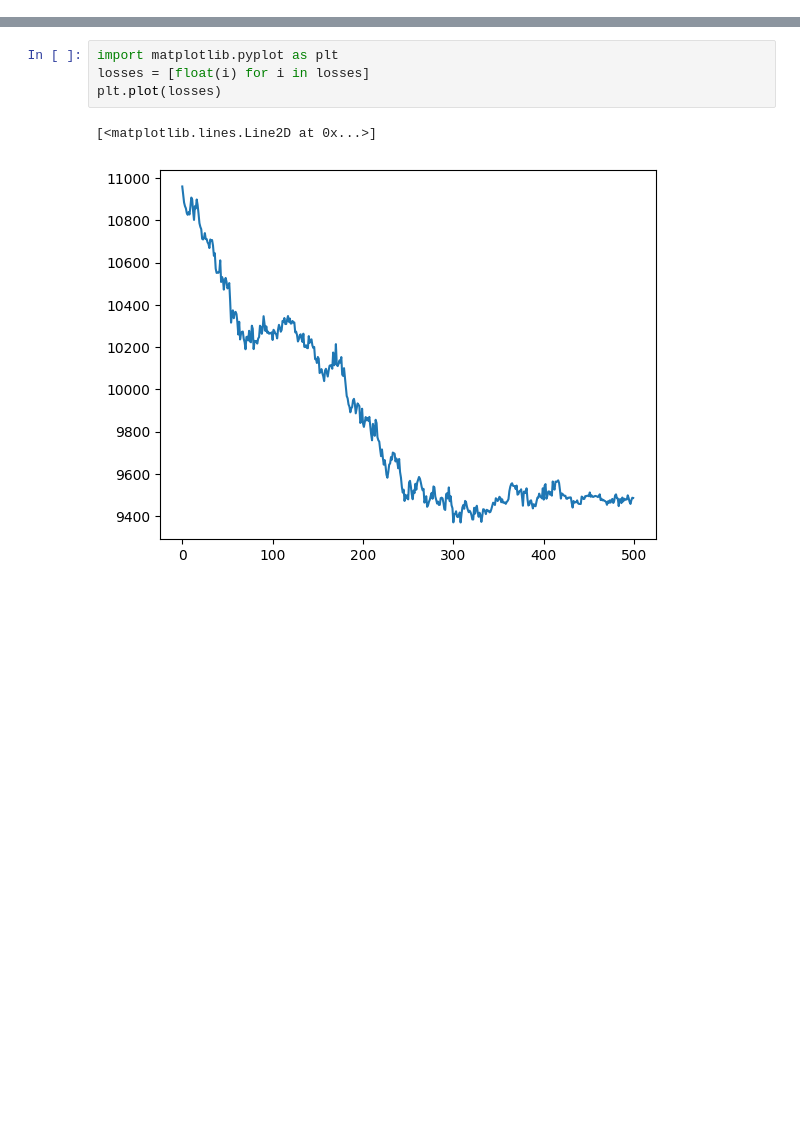
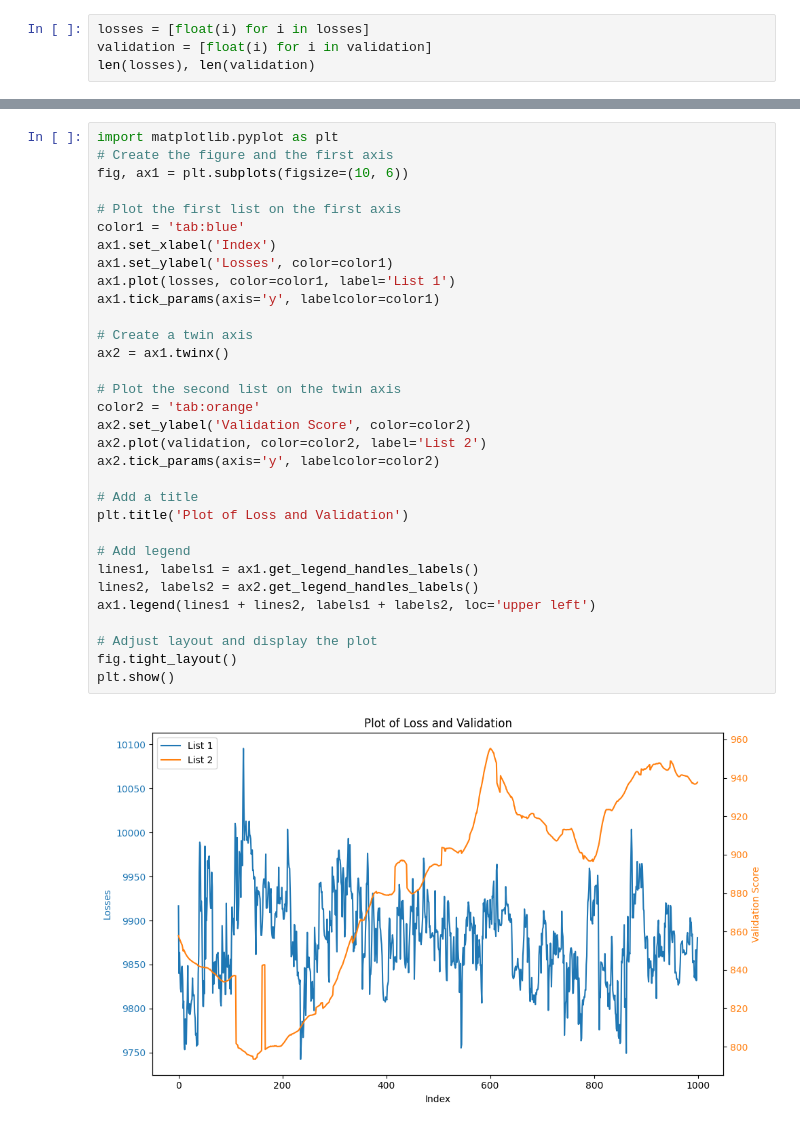
Before and after one commit to Cauch-BS/SHAPETune, a Jupyter notebook: analysis/archives/analysis.ipynb, the cells around one changed output, grey strips where cells are left out. Saved outputs shown, nothing was run; the diff lists cells and outputs as text; blank space fills up the shorter version.

```diff
--- a/analysis/archives/analysis.ipynb
+++ b/analysis/archives/analysis.ipynb
@@ -11,0 +16,4 @@ for line in lines:
+# %%
+losses = [float(i) for i in losses]
+validation = [float(i) for i in validation]
+len(losses), len(validation)
@@ -19,10 +41,37 @@ Iteration:  308
-# %%
-import matplotlib.pyplot as plt
-losses = [float(i) for i in losses]
-plt.plot(losses)
-# %% [output]
-[<matplotlib.lines.Line2D at 0x...>]
-[figure, removed]
+# %%
+import matplotlib.pyplot as plt
+# Create the figure and the first axis
+fig, ax1 = plt.subplots(figsize=(10, 6))
+
+# Plot the first list on the first axis
+color1 = 'tab:blue'
+ax1.set_xlabel('Index')
+ax1.set_ylabel('Losses', color=color1)
+ax1.plot(losses, color=color1, label='List 1')
+ax1.tick_params(axis='y', labelcolor=color1)
+
+# Create a twin axis
+ax2 = ax1.twinx()
+
+# Plot the second list on the twin axis
+color2 = 'tab:orange'
+ax2.set_ylabel('Validation Score', color=color2)
+ax2.plot(validation, color=color2, label='List 2')
+ax2.tick_params(axis='y', labelcolor=color2)
+
+# Add a title
+plt.title('Plot of Loss and Validation')
+
+# Add legend
+lines1, labels1 = ax1.get_legend_handles_labels()
+lines2, labels2 = ax2.get_legend_handles_labels()
+ax1.legend(lines1 + lines2, labels1 + labels2, loc='upper left')
+
+# Adjust layout and display the plot
+fig.tight_layout()
+plt.show()
+# %% [output]
+[figure, added]
 # %%
 grads = []
 
```
Also changed, not shown: parts of 5 cells of this notebook, 1 other file.
